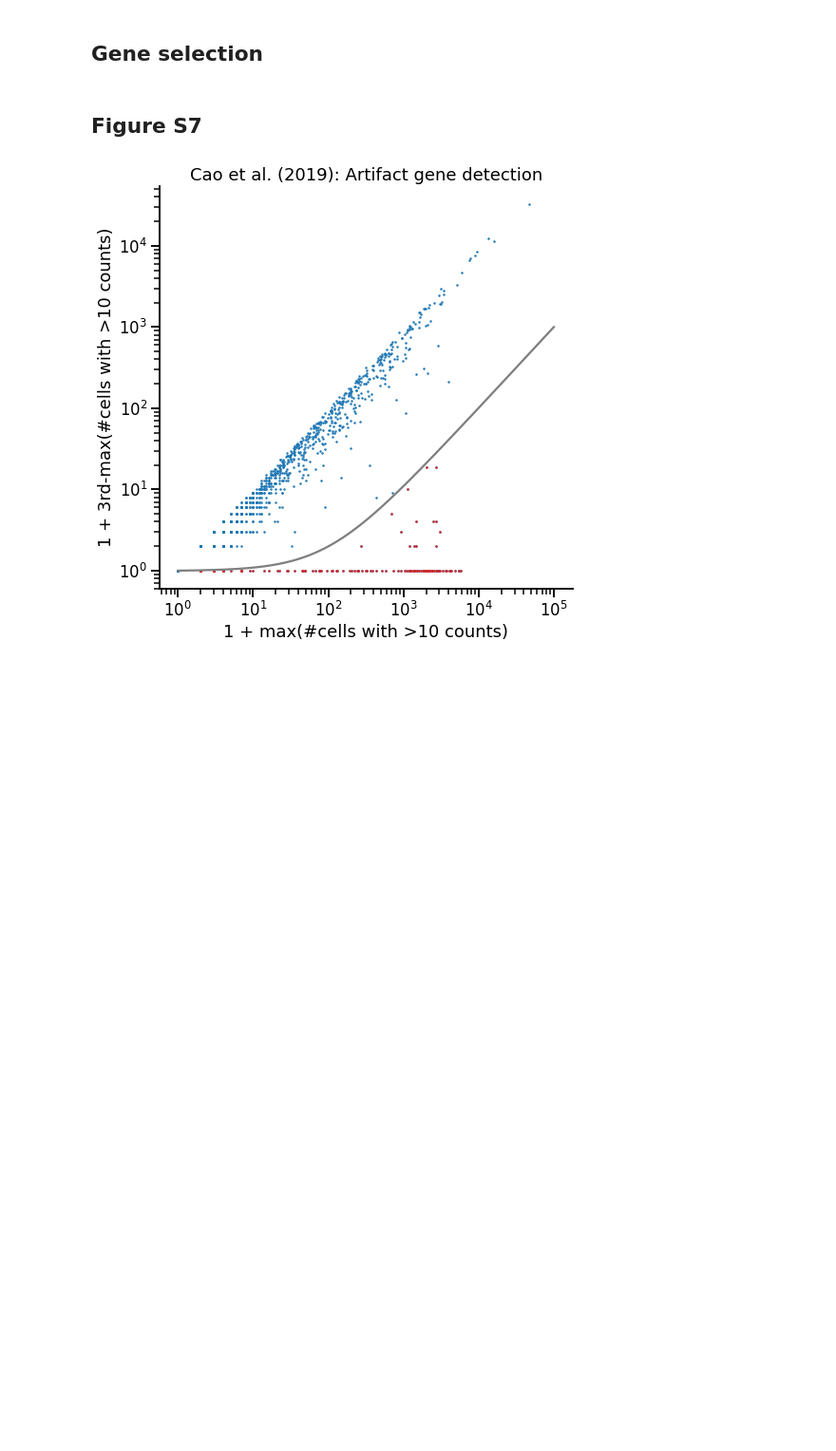
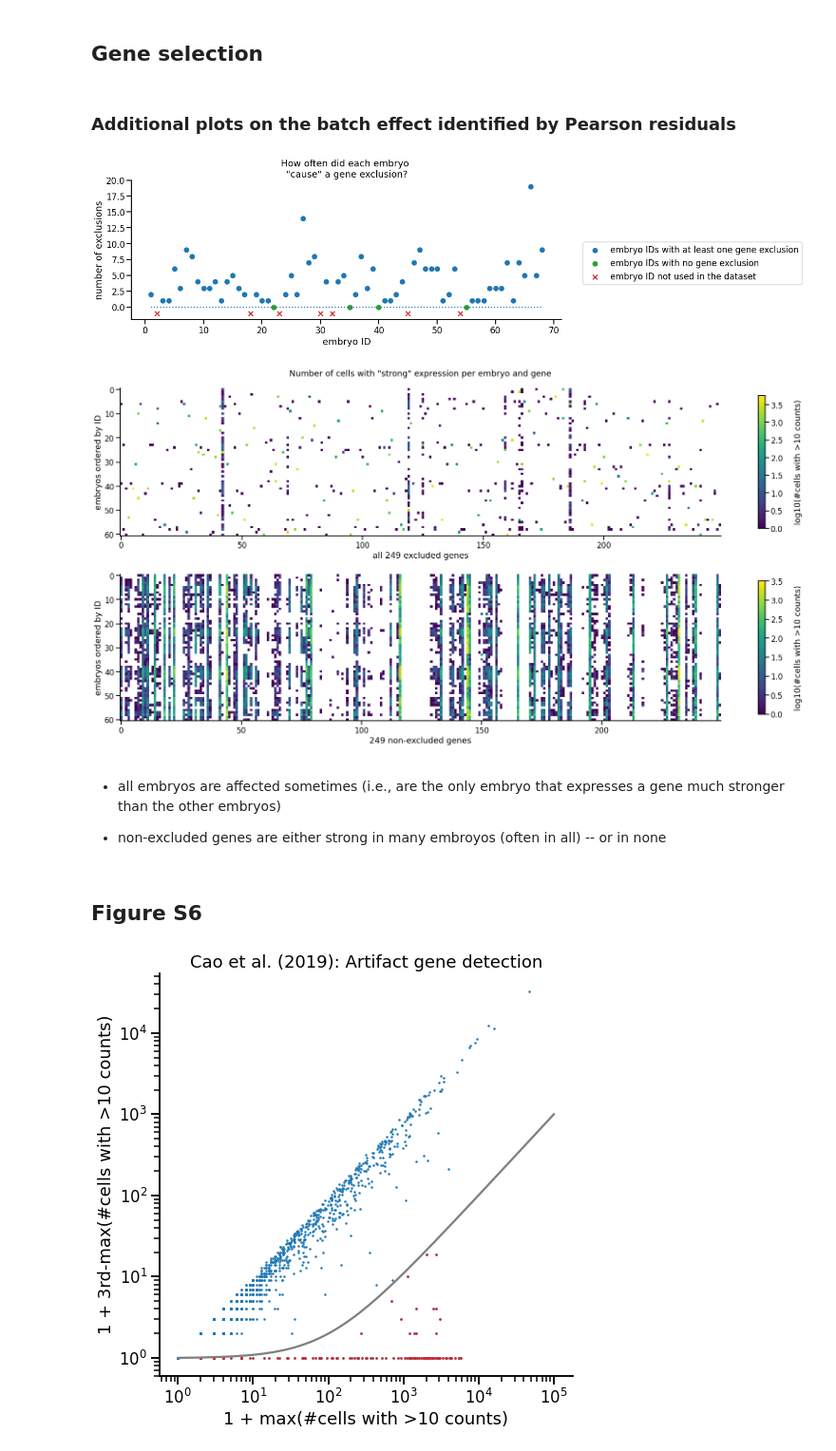
Before and after one commit to berenslab/umi-normalization, a Jupyter notebook: 09_caodata.ipynb, the cells around one changed output. Shown at 95% size. Saved outputs shown, nothing was run; the diff lists cells and outputs as text; code cells hidden in the pictures; blank space fills up the shorter version.

```diff
--- a/09_caodata.ipynb
+++ b/09_caodata.ipynb
@@ -130,15 +130,75 @@ def find_artifact_genes(adata, mincount = 10, cutoff_factor = 100):
     with open('datasets/cao/artifact_genes.pickle','wb') as f:
         pickle.dump(list(genes_to_remove),f)
 
-    return dict(n_cells_with_mincount_max=n_cells_with_mincount_max,
-                n_cells_with_mincount_3rdmax=n_cells_with_mincount_3rdmax,
-                genes_to_remove_idx=genes_to_remove_idx,
-                cutoff_factor=cutoff_factor,
-                mincount=mincount)
+    return n_cells_with_mincount, embryo_ids, dict(n_cells_with_mincount_max=n_cells_with_mincount_max,
+                                                    n_cells_with_mincount_3rdmax=n_cells_with_mincount_3rdmax,
+                                                    genes_to_remove_idx=genes_to_remove_idx,
+                                                    cutoff_factor=cutoff_factor,
+                                                    mincount=mincount)
 # %%
-plotdata_artifact_genes = find_artifact_genes(adata_hvg_pearson)
+n_cells_with_mincount, embryo_ids, plotdata_figS6 = find_artifact_genes(adata_hvg_pearson)
+# %% [markdown]
+### Additional plots on the batch effect identified by Pearson residuals
+# %%
+with open('datasets/cao/artifact_genes.pickle','rb') as f:
+    genes_to_remove = pickle.load(f)
+genes_to_remove_idx = np.isin(adata_hvg_pearson.var['genes'], genes_to_remove)
+
+with sns.plotting_context('talk'):
+
+    ##how often is each embryo "causing" a gene exclusion
+    embryos_causing_exclusion_idx = np.argmax(n_cells_with_mincount[:,genes_to_remove_idx],axis=0)
+    embryo_ids_causing_exclusion = embryo_ids[embryos_causing_exclusion_idx]
+    exclusions_per_embryo = []
+    ##count exclusions
+    for e in embryo_ids:
+        exclusions_per_embryo.append(sum(e==embryo_ids_causing_exclusion))
+    exclusions_per_embryo = np.array(exclusions_per_embryo)
+    ##account for embryo IDs that are never used
+    missing_embryo_ids = np.array([e for e in range(1,max(embryo_ids)+1) if e not in embryo_ids])
+
+    plt.figure(figsize=(15,5))
+    plt.scatter(embryo_ids[exclusions_per_embryo>0],exclusions_per_embryo[exclusions_per_embryo>0],label='embryo IDs with at least one gene exclusion')
+    plt.scatter(embryo_ids[exclusions_per_embryo==0],exclusions_per_embryo[exclusions_per_embryo==0],c="tab:green",label='embryo IDs with no gene exclusion')
+
+    plt.scatter(missing_embryo_ids,np.ones(missing_embryo_ids.shape)*-1,marker='x',c="tab:red",label='embryo ID not used in the dataset')
+
+    plt.ylim(-2,20)
+    plt.title('How often did each embryo \n"cause" a gene exclusion?')
+    plt.ylabel('number of exclusions')
+    plt.xlabel('embryo ID')
+    plt.hlines(0,min(embryo_ids),max(embryo_ids),linestyles=':')
+    plt.legend(loc=(1.05,0.25))
+    sns.despine()
+
+
+with sns.plotting_context('talk'):
+
+    plt.figure(figsize=(12*2,6*2))
+    plt.subplot(211)
+    plt.imshow(np.log10(n_cells_with_mincount[:,genes_to_remove_idx]))
+    plt.xlabel('all 249 excluded genes')
+    plt.ylabel('embryos ordered by ID')
+    plt.title('Number of cells with "strong" expression per embryo and gene\n')
+    plt.colorbar(shrink=0.8,label='\nlog10(#cells with >10 counts)')
+
+    plt.subplot(212)
+    plt.imshow(np.log10(n_cells_with_mincount[:,~genes_to_remove_idx][:,:250]))
+    plt.xlabel('249 non-excluded genes')
+    plt.ylabel('embryos ordered by ID')
+    plt.colorbar(shrink=0.8,label='\nlog10(#cells with >10 counts)')
+
+    sns.despine()
+    plt.tight_layout()
+# %% [output]
+[figure, added]
+[figure, added]
+# %% [markdown]
+- all embryos are affected sometimes (i.e., are the only embryo that expresses a gene much stronger than the other embryos)
+
+- non-excluded genes are either strong in many embroyos (often in all) -- or in none
 # %% [markdown]
-## Figure S7
+## Figure S6
 # %%
 with sns.plotting_context('talk'):
     scale=1.3
```
Also changed, not shown: parts of 11 cells of this notebook, 6 other files.
